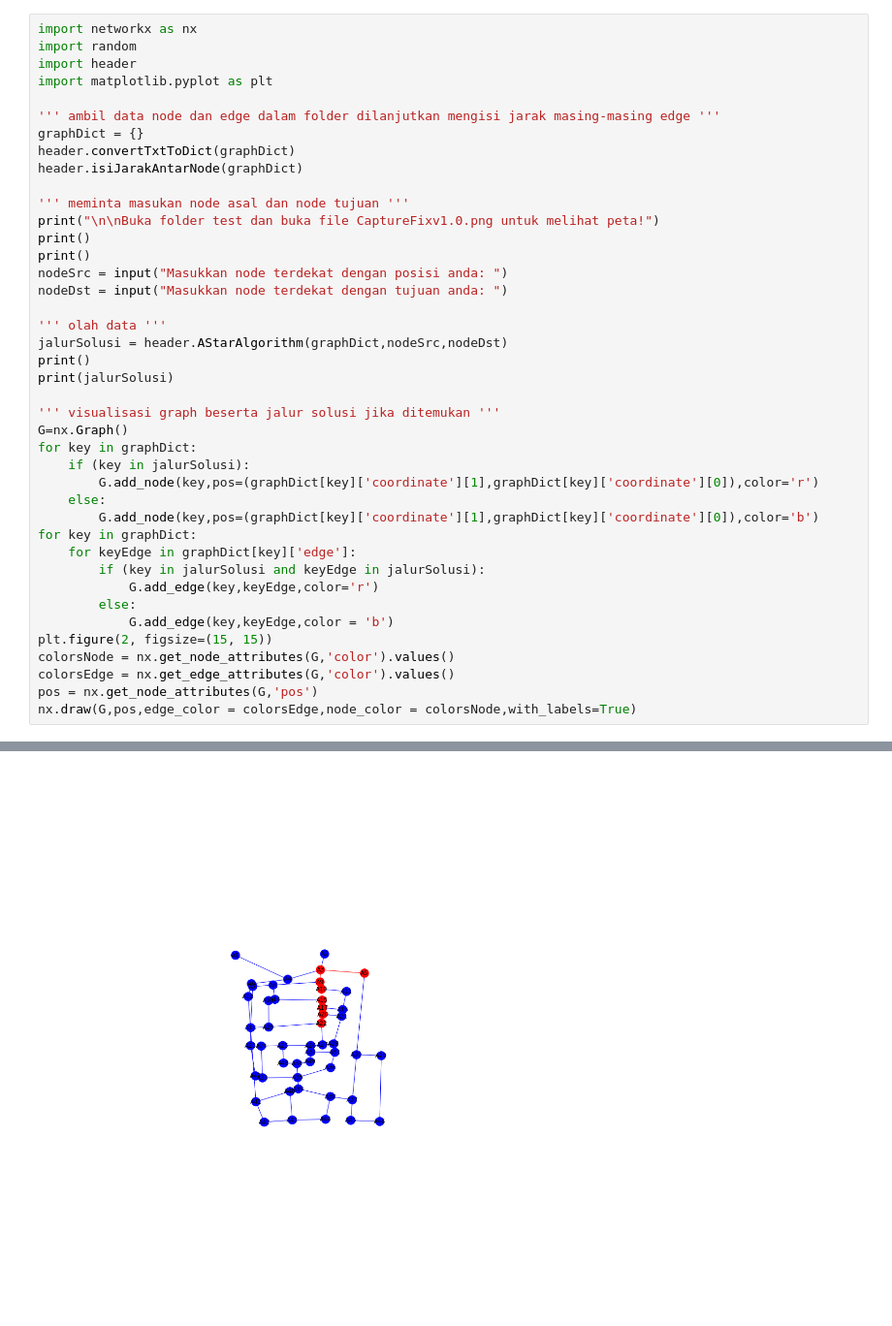
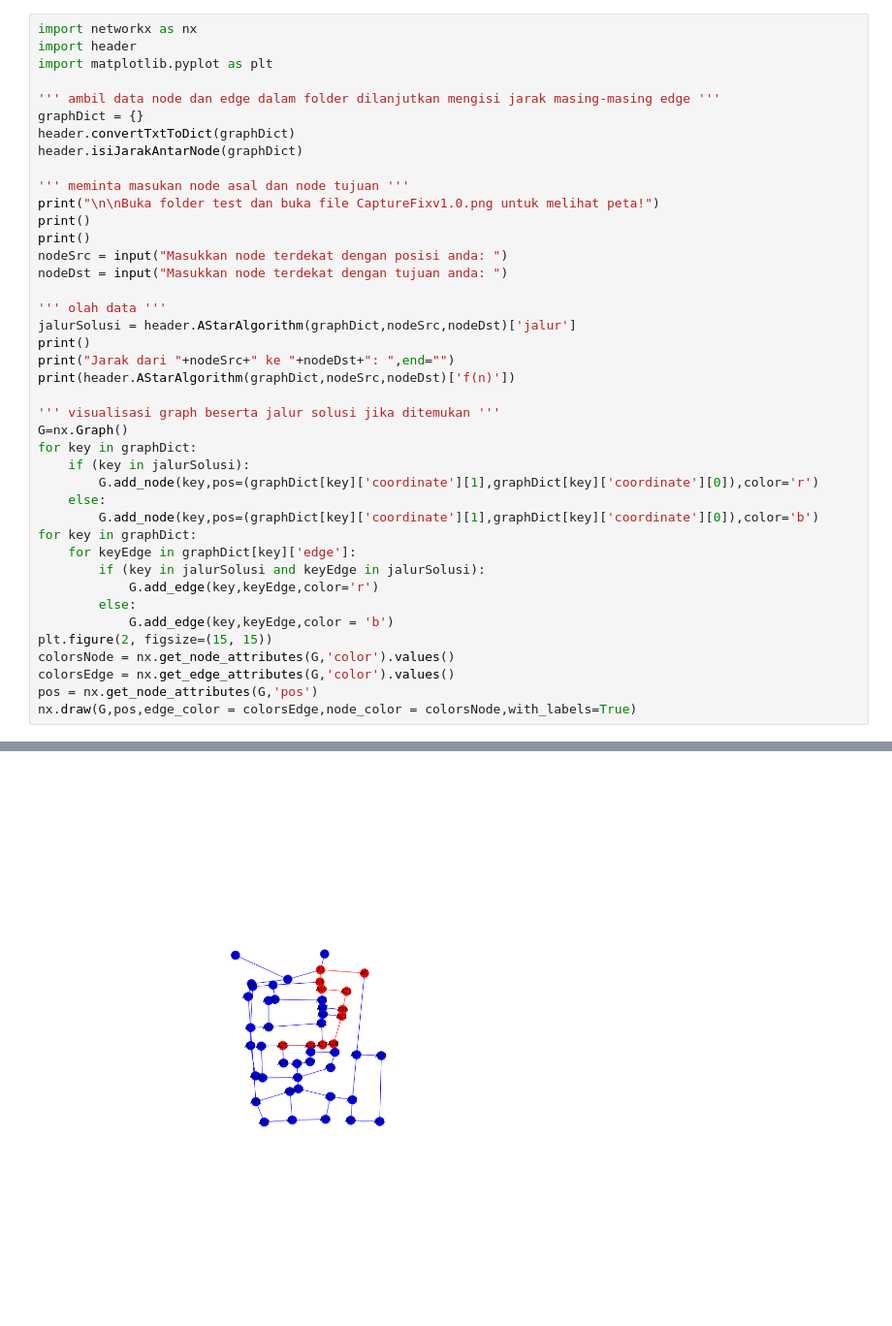
Before and after one commit to grevicoc/Implementation-of-A-star-Algorithm, a Jupyter notebook: src/main.ipynb, the cells around one changed output, grey strips where cells are left out. Shown at 97% size. Drawn from its saved outputs; the diff is of its cells as text.

```diff
--- a/src/main.ipynb
+++ b/src/main.ipynb
@@ -1,6 +1,5 @@
 # %%
 import networkx as nx
-import random
 import header
 import matplotlib.pyplot as plt
 
@@ -17,9 +16,10 @@ nodeSrc = input("Masukkan node terdekat dengan posisi anda: ")
 nodeDst = input("Masukkan node terdekat dengan tujuan anda: ")
 
 ''' olah data '''
-jalurSolusi = header.AStarAlgorithm(graphDict,nodeSrc,nodeDst)
+jalurSolusi = header.AStarAlgorithm(graphDict,nodeSrc,nodeDst)['jalur']
 print()
-print(jalurSolusi)
+print("Jarak dari "+nodeSrc+" ke "+nodeDst+": ",end="")
+print(header.AStarAlgorithm(graphDict,nodeSrc,nodeDst)['f(n)'])
 
 ''' visualisasi graph beserta jalur solusi jika ditemukan '''
 G=nx.Graph()
@@ -53 +53 @@ Masukkan node terdekat dengan tujuan anda: A22
-[figure, old version]
+[figure, new version]
```
Also changed, not shown: parts of 1 cell of this notebook, 2 other files.
